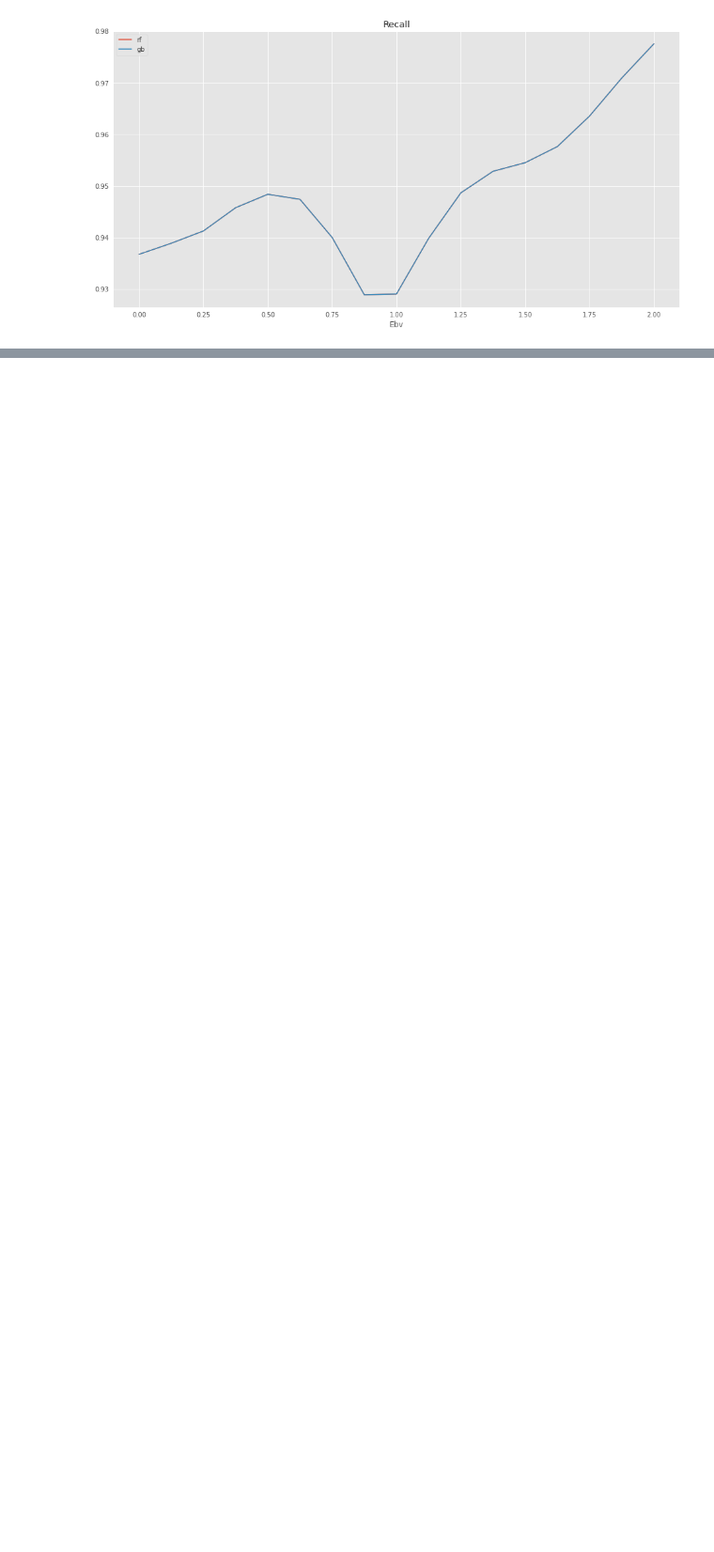
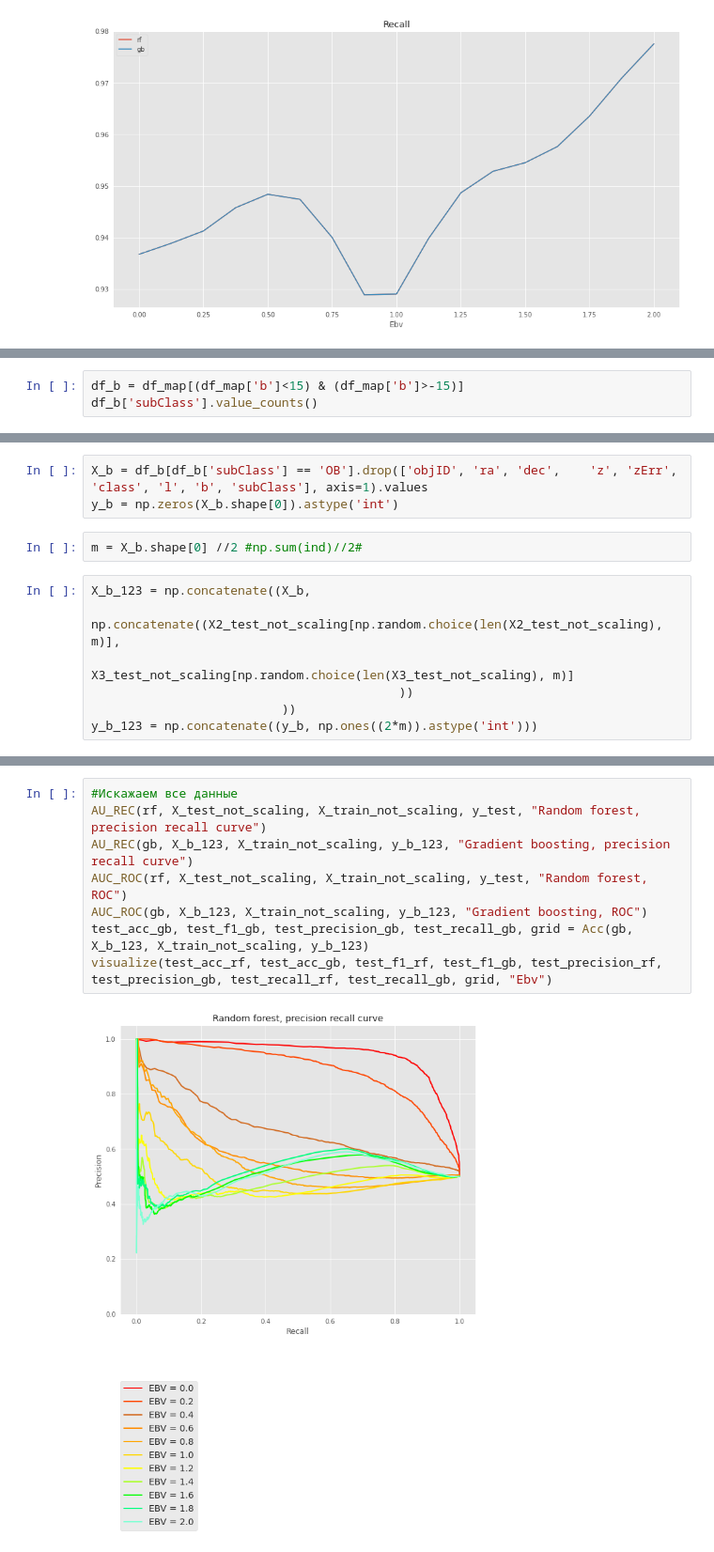
Before and after one commit to NadezhdaMalysheva/Classification-of-star-galaxy-and-quasar, a Jupyter notebook: Проверка_при_поглощении.ipynb, the cells around one changed output, grey strips where cells are left out. Shown at 94% size. Saved outputs shown, nothing was run; the diff lists cells and outputs as text; blank space fills up the shorter version.

```diff
--- a/Проверка_при_поглощении.ipynb
+++ b/Проверка_при_поглощении.ipynb
@@ -700,0 +749,3 @@ visualize(test_acc_gb, test_acc_gb, test_f1_gb, test_f1_gb, test_precision_gb, t
+# %%
+df_b = df_map[(df_map['b']<15) & (df_map['b']>-15)]
+df_b['subClass'].value_counts()
@@ -700,0 +765,12 @@ visualize(test_acc_gb, test_acc_gb, test_f1_gb, test_f1_gb, test_precision_gb, t
+# %%
+X_b = df_b[df_b['subClass'] == 'OB'].drop(['objID', 'ra', 'dec',	'z', 'zErr', 'class', 'l', 'b', 'subClass'], axis=1).values
+y_b = np.zeros(X_b.shape[0]).astype('int')
+# %%
+m = X_b.shape[0] //2 #np.sum(ind)//2#
+# %%
+X_b_123 = np.concatenate((X_b,
+                          np.concatenate((X2_test_not_scaling[np.random.choice(len(X2_test_not_scaling), m)],
+                                          X3_test_not_scaling[np.random.choice(len(X3_test_not_scaling), m)]
+                                          ))
+                          ))
+y_b_123 = np.concatenate((y_b, np.ones((2*m)).astype('int')))
@@ -700,0 +781,10 @@ visualize(test_acc_gb, test_acc_gb, test_f1_gb, test_f1_gb, test_precision_gb, t
+# %%
+#Искажаем все данные
+AU_REC(rf, X_test_not_scaling, X_train_not_scaling, y_test, "Random forest, precision recall curve")
+AU_REC(gb, X_b_123, X_train_not_scaling, y_b_123, "Gradient boosting, precision recall curve")
+AUC_ROC(rf, X_test_not_scaling, X_train_not_scaling, y_test, "Random forest, ROC")
+AUC_ROC(gb, X_b_123, X_train_not_scaling, y_b_123, "Gradient boosting, ROC")
+test_acc_gb, test_f1_gb, test_precision_gb, test_recall_gb, grid = Acc(gb, X_b_123, X_train_not_scaling, y_b_123)
+visualize(test_acc_rf, test_acc_gb, test_f1_rf, test_f1_gb, test_precision_rf, test_precision_gb, test_recall_rf, test_recall_gb, grid, "Ebv")
+# %% [output]
+[figure, added]
```
Also changed, not shown: parts of 29 cells of this notebook.
